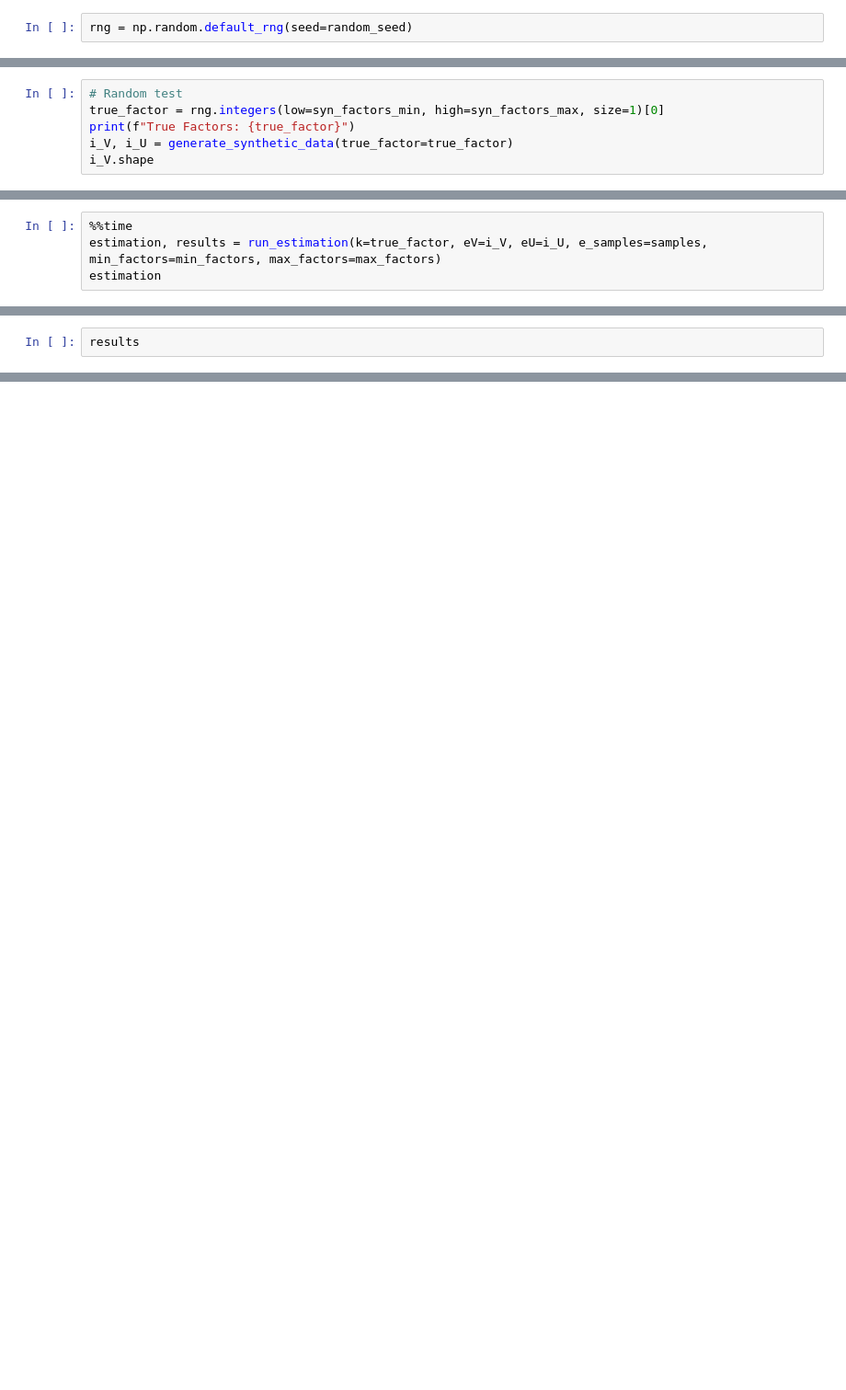
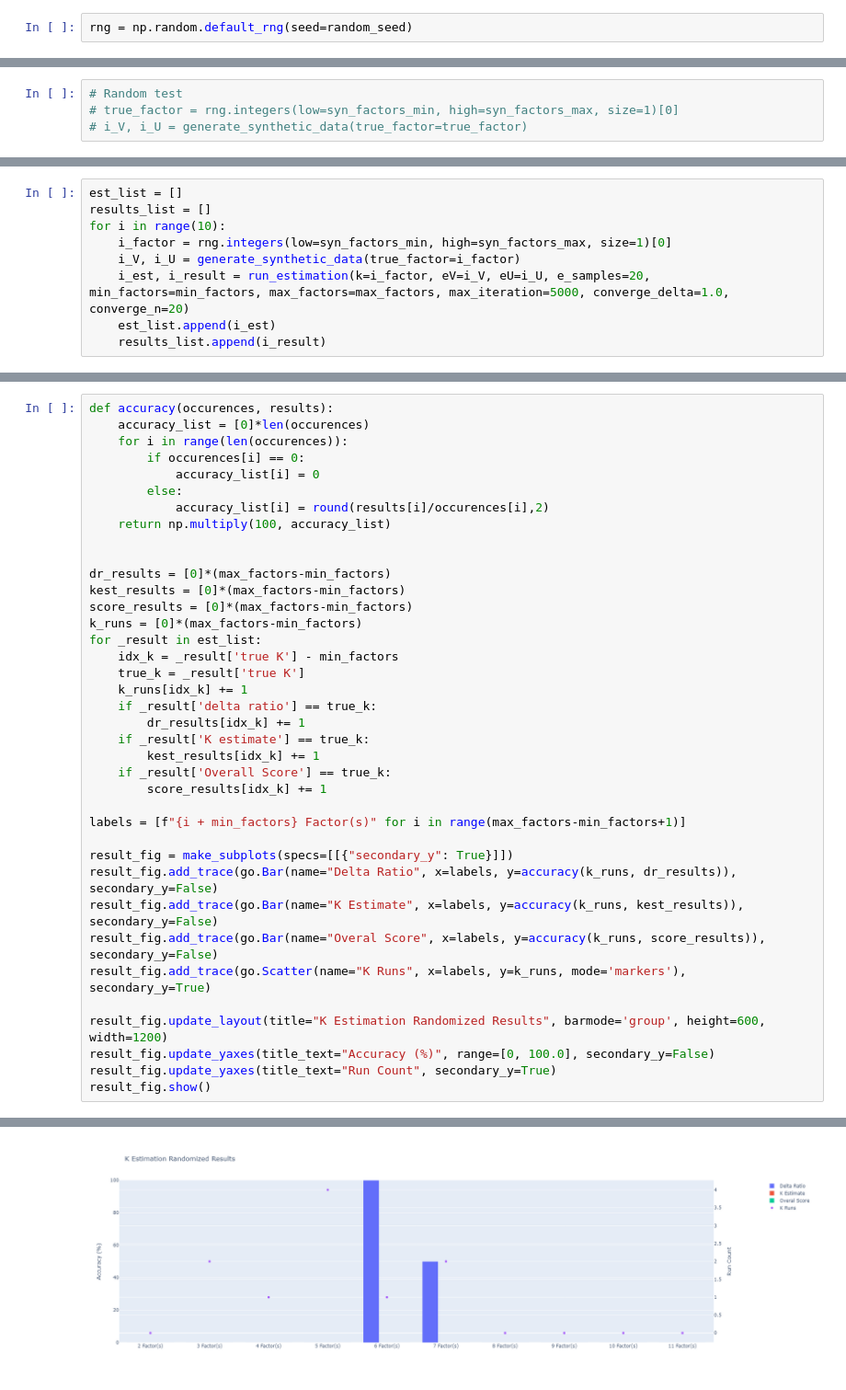
Before and after one commit to quanted/esat, a Jupyter notebook: notebooks/epa_esat_k-estimate.ipynb, the cells around one changed output, grey strips where cells are left out. Shown at 92% size. Drawn from its saved outputs; the diff is of its cells as text; blank space fills up the shorter version.

Commit message:
updates to k estimate notebook and estimator function

```diff
--- a/notebooks/epa_esat_k-estimate.ipynb
+++ b/notebooks/epa_esat_k-estimate.ipynb
@@ -122,7 +125,5 @@ def run_estimation(k, eV, eU, e_samples: int = 100, min_factors: int = 2, max_fa
     return estimation, results
 # %%
 # Random test
-true_factor = rng.integers(low=syn_factors_min, high=syn_factors_max, size=1)[0]
-print(f"True Factors: {true_factor}")
-i_V, i_U = generate_synthetic_data(true_factor=true_factor)
-i_V.shape
+# true_factor = rng.integers(low=syn_factors_min, high=syn_factors_max, size=1)[0]
+# i_V, i_U = generate_synthetic_data(true_factor=true_factor)
@@ -148,6 +136,11 @@ New curve type: uniform
 CPU times: total: 0 ns
 Wall time: 0 ns
 # %%
-%%time
-estimation, results = run_estimation(k=true_factor, eV=i_V, eU=i_U, e_samples=samples, min_factors=min_factors, max_factors=max_factors)
-estimation
+est_list = []
+results_list = []
+for i in range(10):
+    i_factor = rng.integers(low=syn_factors_min, high=syn_factors_max, size=1)[0]
+    i_V, i_U = generate_synthetic_data(true_factor=i_factor)
+    i_est, i_result = run_estimation(k=i_factor, eV=i_V, eU=i_U, e_samples=20, min_factors=min_factors, max_factors=max_factors, max_iteration=5000, converge_delta=1.0, converge_n=20)
+    est_list.append(i_est)
+    results_list.append(i_result)
@@ -154,2 +161,39 @@ estimation
 # %%
-results
+def accuracy(occurences, results):
+    accuracy_list = [0]*len(occurences)
+    for i in range(len(occurences)):
+        if occurences[i] == 0:
+            accuracy_list[i] = 0
+        else:
+            accuracy_list[i] = round(results[i]/occurences[i],2)
+    return np.multiply(100, accuracy_list)
+
+
+dr_results = [0]*(max_factors-min_factors)
+kest_results = [0]*(max_factors-min_factors)
+score_results = [0]*(max_factors-min_factors)
+k_runs = [0]*(max_factors-min_factors)
+for _result in est_list:
+    idx_k = _result['true K'] - min_factors
+    true_k = _result['true K']
+    k_runs[idx_k] += 1
+    if _result['delta ratio'] == true_k:
+        dr_results[idx_k] += 1
+    if _result['K estimate'] == true_k:
+        kest_results[idx_k] += 1
+    if _result['Overall Score'] == true_k:
+        score_results[idx_k] += 1
+
+labels = [f"{i + min_factors} Factor(s)" for i in range(max_factors-min_factors+1)]
+
+result_fig = make_subplots(specs=[[{"secondary_y": True}]])
+result_fig.add_trace(go.Bar(name="Delta Ratio", x=labels, y=accuracy(k_runs, dr_results)), secondary_y=False)
+result_fig.add_trace(go.Bar(name="K Estimate", x=labels, y=accuracy(k_runs, kest_results)), secondary_y=False)
+result_fig.add_trace(go.Bar(name="Overal Score", x=labels, y=accuracy(k_runs, score_results)), secondary_y=False)
+result_fig.add_trace(go.Scatter(name="K Runs", x=labels, y=k_runs, mode='markers'), secondary_y=True)
+
+result_fig.update_layout(title="K Estimation Randomized Results", barmode='group', height=600, width=1200)
+result_fig.update_yaxes(title_text="Accuracy (%)", range=[0, 100.0], secondary_y=False)
+result_fig.update_yaxes(title_text="Run Count", secondary_y=True)
+result_fig.show()
+# %% [output]
@@ -155,0 +201 @@ results
+[figure, added]
```
Also changed, not shown: parts of 8 cells of this notebook, 4 other files.
